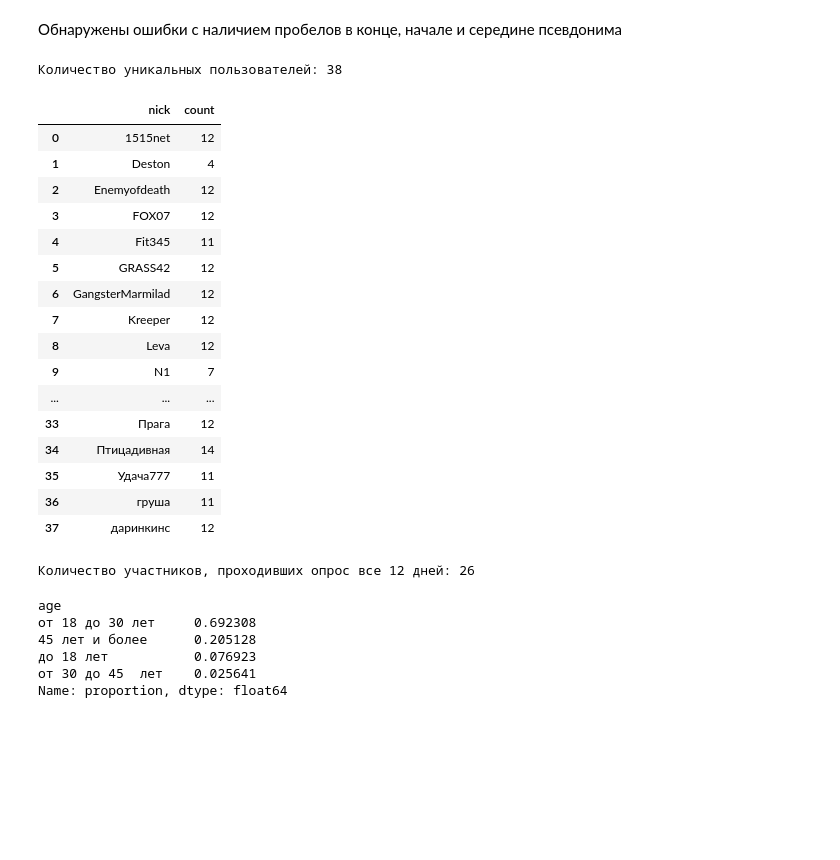
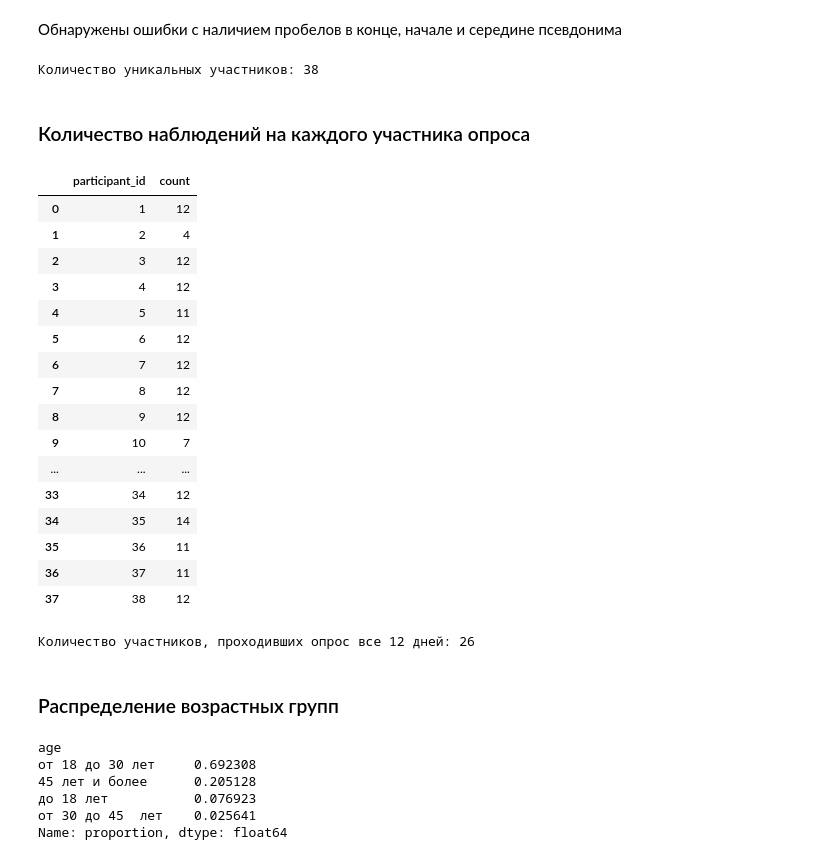
Before and after one commit to EnemyOfDeath7/dream-project, a Jupyter notebook: dream.ipynb, the cells around one changed output. Saved outputs shown, nothing was run; the diff lists cells and outputs as text; code cells hidden in the pictures; blank space fills up the shorter version.

```diff
--- a/dream.ipynb
+++ b/dream.ipynb
@@ -241,32 +311,37 @@ Length: 53, dtype: str
 # %% [markdown]
 Обнаружены ошибки с наличием пробелов в конце, начале и середине псевдонима
 # %%
+# Очистим лишние пробелы
 df["nick"] = df["nick"].str.replace(" ", "")
-print(f"Количество уникальных пользователей: {df["nick"].nunique()}")
+print(f"Количество уникальных участников: {df["nick"].nunique()}")
 # %% [output]
-Количество уникальных пользователей: 38
+Количество уникальных участников: 38
+# %% [markdown]
+### Количество наблюдений на каждого участника опроса
+# %%
+# Установим для каждого пользователя уникальный participant_id
+df["participant_id"] = df.groupby(by=["nick"])["nick"].transform("ngroup") + 1
 # %%
-# Очистим лишние пробелы и выведем сколько дней пользователи проходили опрос
-person_day = df.groupby(by=["nick"]).size().reset_index(name='count')
+person_day = df.groupby(by=["participant_id"]).size().reset_index(name='count')
 person_day
 # %% [output]
-|  | nick | count |
-| 0 | 1515net | 12 |
-| 1 | Deston | 4 |
-| 2 | Enemyofdeath | 12 |
-| 3 | FOX07 | 12 |
-| 4 | Fit345 | 11 |
-| 5 | GRASS42 | 12 |
-| 6 | GangsterMarmilad | 12 |
-| 7 | Kreeper | 12 |
-| 8 | Leva | 12 |
-| 9 | N1 | 7 |
+|  | participant_id | count |
+| 0 | 1 | 12 |
+| 1 | 2 | 4 |
+| 2 | 3 | 12 |
+| 3 | 4 | 12 |
+| 4 | 5 | 11 |
+| 5 | 6 | 12 |
+| 6 | 7 | 12 |
+| 7 | 8 | 12 |
+| 8 | 9 | 12 |
+| 9 | 10 | 7 |
 | ... | ... | ... |
-| 33 | Прага | 12 |
-| 34 | Птицадивная | 14 |
-| 35 | Удача777 | 11 |
-| 36 | груша | 11 |
-| 37 | даринкинс | 12 |
+| 33 | 34 | 12 |
+| 34 | 35 | 14 |
+| 35 | 36 | 11 |
+| 36 | 37 | 11 |
+| 37 | 38 | 12 |
 # %%
 print(f"Количество участников, проходивших опрос все 12 дней: {len(person_day[person_day["count"] >= 12])}")
 # %% [output]
@@ -276 +349,3 @@ df["personality_id"] = df.groupby(by=["nick"])["nick"].transform("ngroup") + 1
+# %% [markdown]
+### Распределение возрастных групп
 # %%
```
Also changed, not shown: parts of 76 cells of this notebook.
